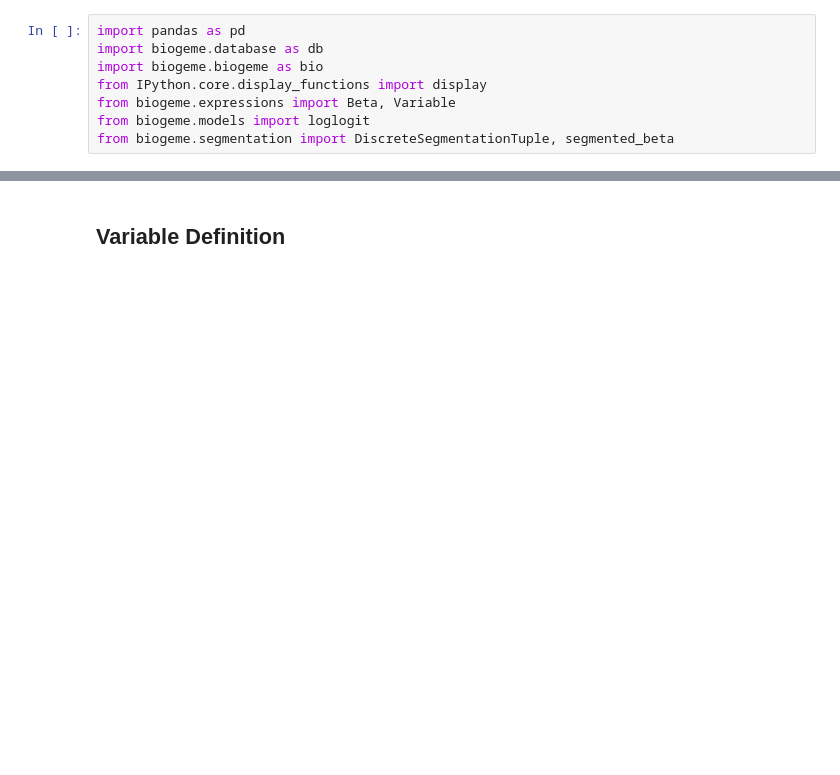
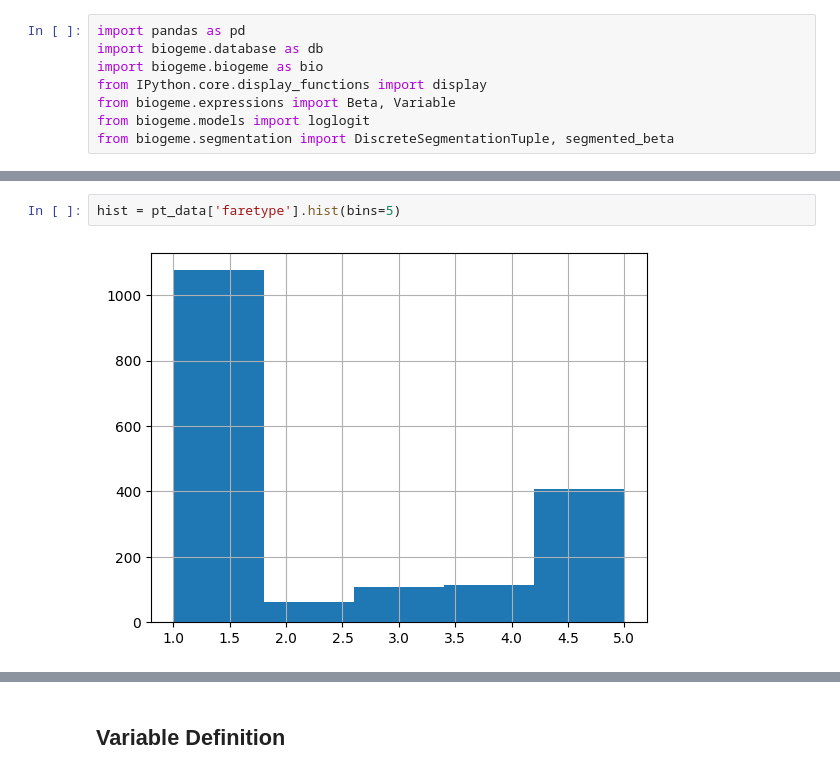
Before and after one commit to jayati-17/Discrete_choice_modelling, a Jupyter notebook: nb.ipynb, the cells around one changed output, grey strips where cells are left out. Saved outputs shown, nothing was run; the diff lists cells and outputs as text; blank space fills up the shorter version.

```diff
--- a/nb.ipynb
+++ b/nb.ipynb
@@ -23,0 +56,4 @@ data.describe()
+# %%
+hist = pt_data['faretype'].hist(bins=5)
+# %% [output]
+[figure, added]
```
Also changed, not shown: parts of 22 cells of this notebook.
